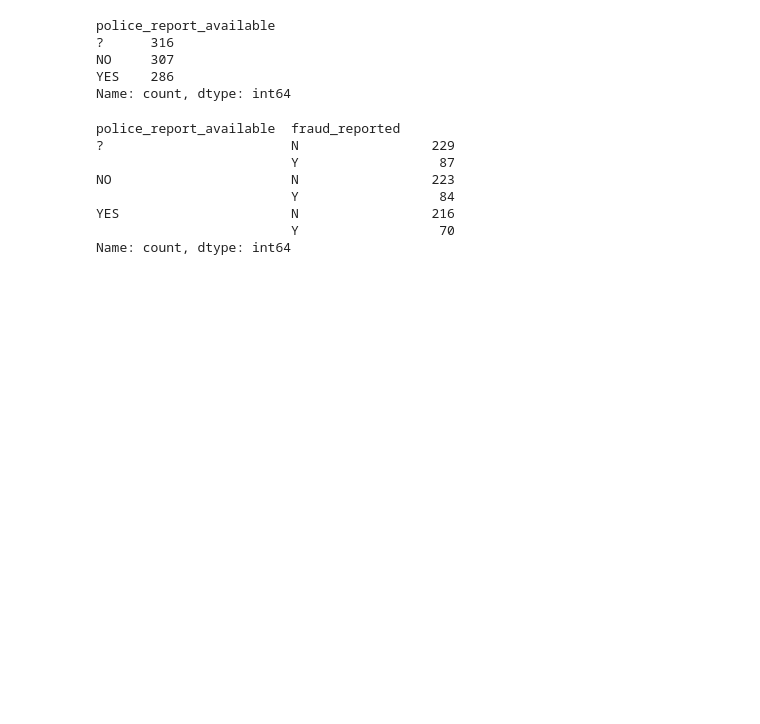
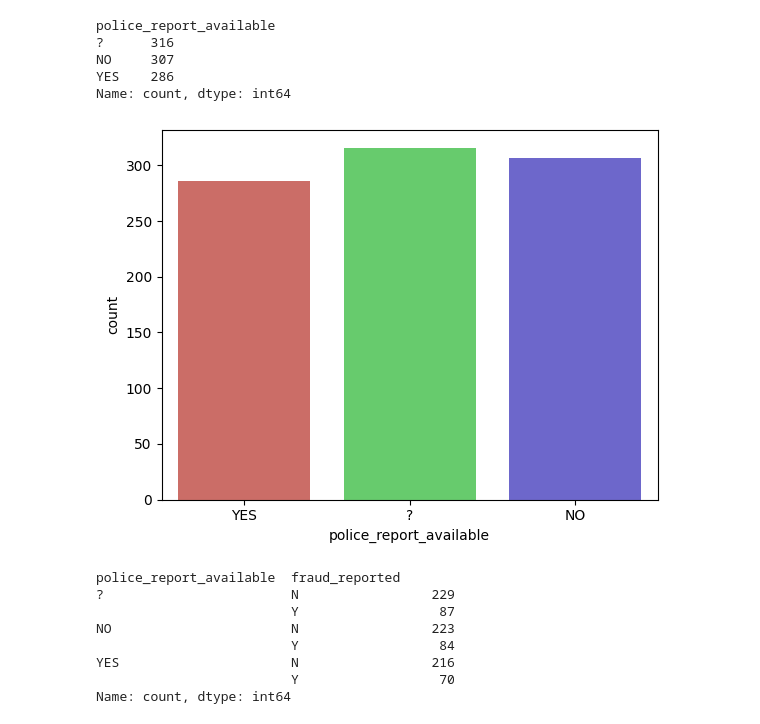
Before and after one commit to Vikram-kaki/DS, a Jupyter notebook: Insurance-Claim/NoteBook/InsuranceClaim.ipynb, the cells around one changed output. Saved outputs shown, nothing was run; the diff lists cells and outputs as text; code cells hidden in the pictures; blank space fills up the shorter version.

```diff
--- a/Insurance-Claim/NoteBook/InsuranceClaim.ipynb
+++ b/Insurance-Claim/NoteBook/InsuranceClaim.ipynb
@@ -214,6 +257,11 @@ police_report_available
 NO     307
 YES    286
 Name: count, dtype: int64
+# %%
+sns.countplot(x= 'police_report_available', data = file1, hue = 'police_report_available', palette='hls')
+plt.show()
+# %% [output]
+[figure, added]
 # %%
 file1.groupby('police_report_available')['fraud_reported'].value_counts()
 # %% [output]
```
Also changed, not shown: parts of 49 cells of this notebook.
